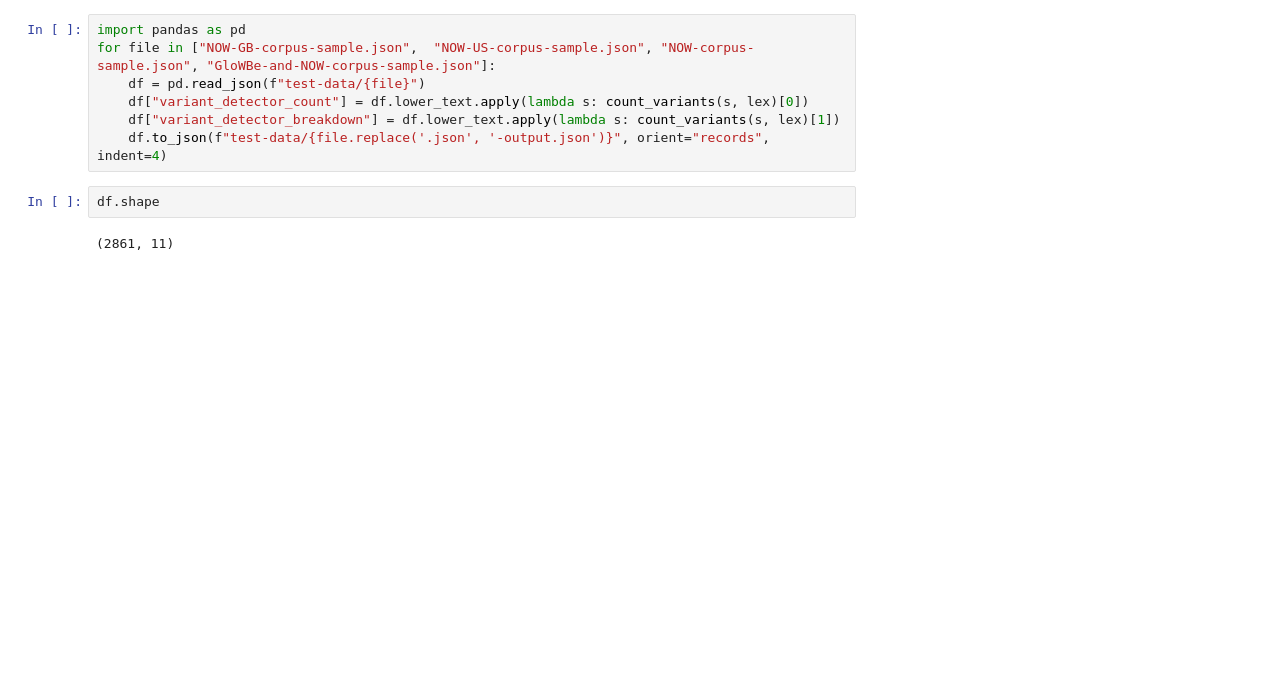
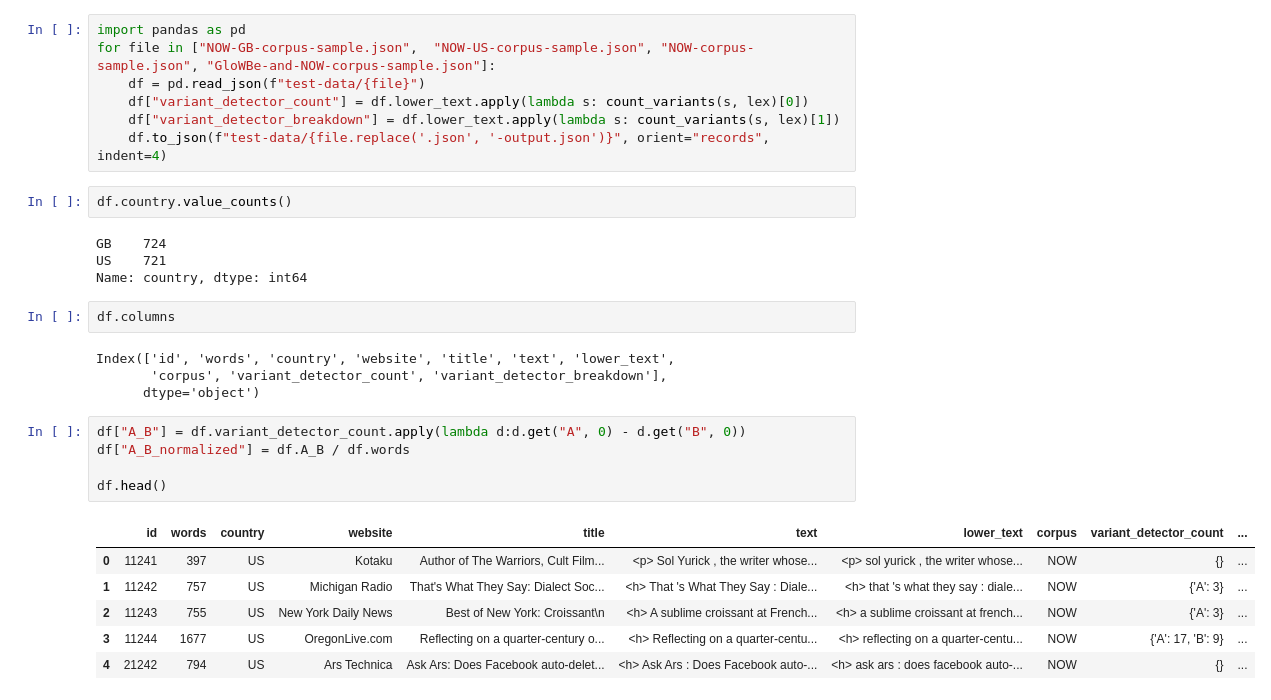
Before and after one commit to 5roop/task7, a Jupyter notebook: 2_using_lexicon.ipynb, the cells around one changed output. Cells and saved outputs as stored; diff of their text form; blank space fills up the shorter version.

```diff
--- a/2_using_lexicon.ipynb
+++ b/2_using_lexicon.ipynb
@@ -29,7 +23,27 @@ for file in ["NOW-GB-corpus-sample.json",  "NOW-US-corpus-sample.json", "NOW-cor
     df["variant_detector_count"] = df.lower_text.apply(lambda s: count_variants(s, lex)[0])
     df["variant_detector_breakdown"] = df.lower_text.apply(lambda s: count_variants(s, lex)[1])
     df.to_json(f"test-data/{file.replace('.json', '-output.json')}", orient="records", indent=4)
+# %%
+df.country.value_counts()
+# %% [output]
+GB    724
+US    721
+Name: country, dtype: int64
 # %%
-df.shape
+df.columns
 # %% [output]
-(2861, 11)
+Index(['id', 'words', 'country', 'website', 'title', 'text', 'lower_text',
+       'corpus', 'variant_detector_count', 'variant_detector_breakdown'],
+      dtype='object')
+# %%
+df["A_B"] = df.variant_detector_count.apply(lambda d:d.get("A", 0) - d.get("B", 0))
+df["A_B_normalized"] = df.A_B / df.words
+
+df.head()
+# %% [output]
+|  | id | words | country | website | title | text | lower_text | corpus | variant_detector_count | ... |
+| 0 | 11241 | 397 | US | Kotaku | Author of The Warriors, Cult Film... | <p> Sol Yurick , the writer whose... | <p> sol yurick , the writer whose... | NOW | {} | ... |
+| 1 | 11242 | 757 | US | Michigan Radio | That's What They Say: Dialect Soc... | <h> That 's What They Say : Diale... | <h> that 's what they say : diale... | NOW | {'A': 3} | ... |
+| 2 | 11243 | 755 | US | New York Daily News | Best of New York: Croissant\n | <h> A sublime croissant at French... | <h> a sublime croissant at french... | NOW | {'A': 3} | ... |
+| 3 | 11244 | 1677 | US | OregonLive.com | Reflecting on a quarter-century o... | <h> Reflecting on a quarter-centu... | <h> reflecting on a quarter-centu... | NOW | {'A': 17, 'B': 9} | ... |
+| 4 | 21242 | 794 | US | Ars Technica | Ask Ars: Does Facebook auto-delet... | <h> Ask Ars : Does Facebook auto-... | <h> ask ars : does facebook auto-... | NOW | {} | ... |
```
Also changed, not shown: parts of 3 cells of this notebook, 2 other files.
